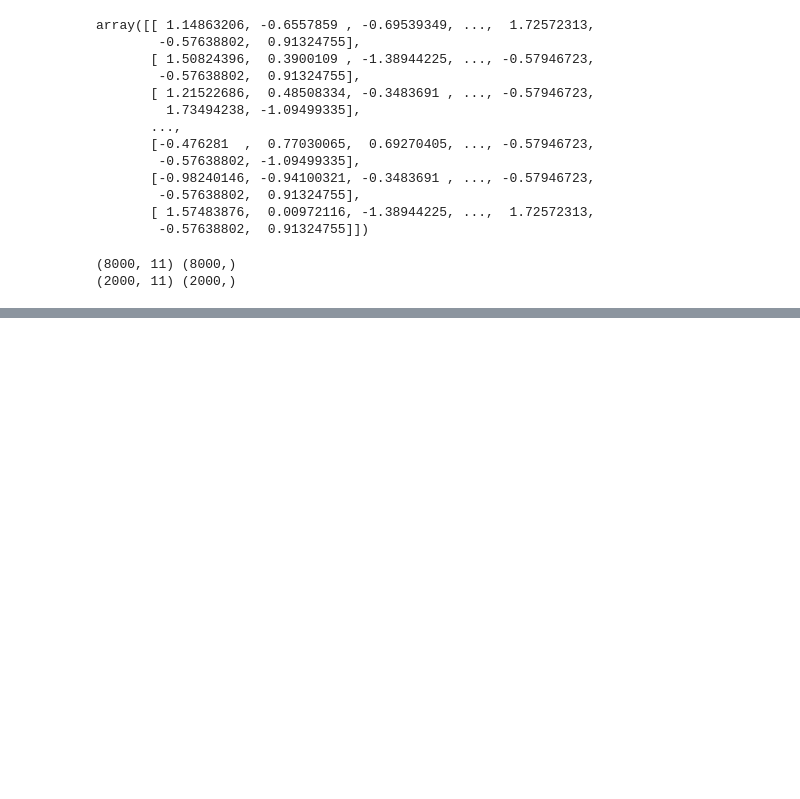
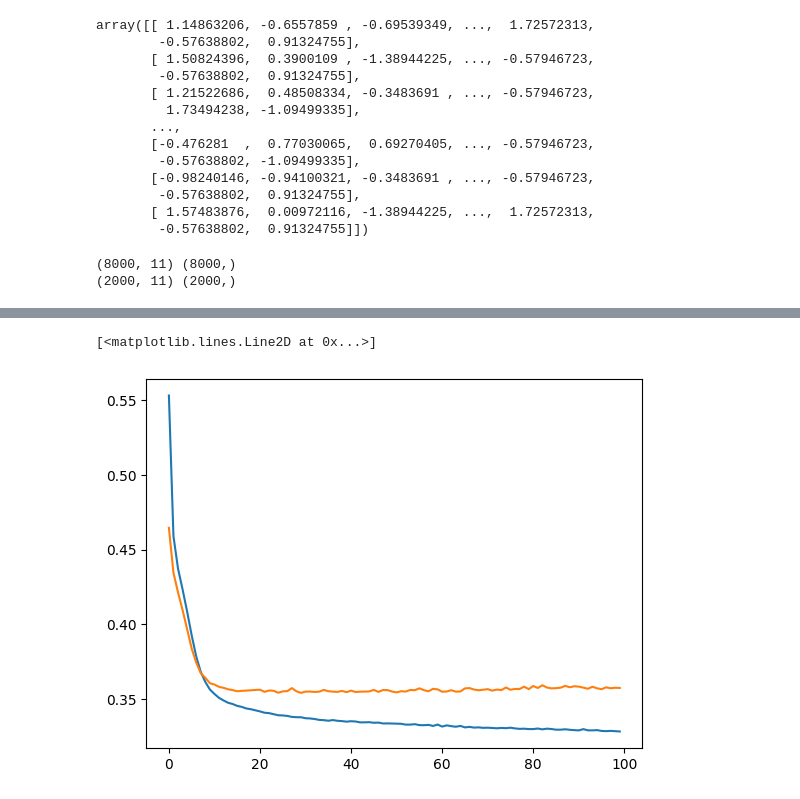
Before and after one commit to SandeepMuhal88/Deep_Learning_Concept, a Jupyter notebook: Deep_Learning_Model/Model_01.ipynb, the cells around one changed output, grey strips where cells are left out. Cells and saved outputs as stored; diff of their text form; code cells hidden in the pictures; blank space fills up the shorter version.

Commit message:
Update the code and plot graph

```diff
--- a/Deep_Learning_Model/Model_01.ipynb
+++ b/Deep_Learning_Model/Model_01.ipynb
@@ -171,7 +171,12 @@ from tensorflow.keras import Sequential
 from tensorflow.keras.layers import Dense
 # %%
 model=Sequential()
-model.add(Dense(3, input_dim=11, activation='sigmoid'))
+# model.add(Dense(3, input_dim=11, activation='relu'))
+# model.add(Dense(11, activation='relu'))
+# model.add(Dense(1, activation='sigmoid'))
+
+model.add(Dense(11, input_dim=11, activation='relu'))
+model.add(Dense(11, activation='relu'))
 model.add(Dense(1, activation='sigmoid'))
 # %%
 model.summary()
@@ -189,3 +196,5 @@ Model: "sequential_1"
  Non-trainable params: 0 (0.00 B)
 # %%
 model.compile(optimizer='adam', loss='binary_crossentropy', metrics=['accuracy'])
+# %%
+history=model.fit(X_train, y_train, epochs=100,validation_split=0.2)
@@ -191,0 +245,6 @@ model.compile(optimizer='adam', loss='binary_crossentropy', metrics=['accuracy']
+# %%
+plt.plot(history.history['loss'])
+plt.plot(history.history['val_loss'])
+# %% [output]
+[<matplotlib.lines.Line2D at 0x...>]
+[figure, added]
```
Also changed, not shown: parts of 10 cells of this notebook.
